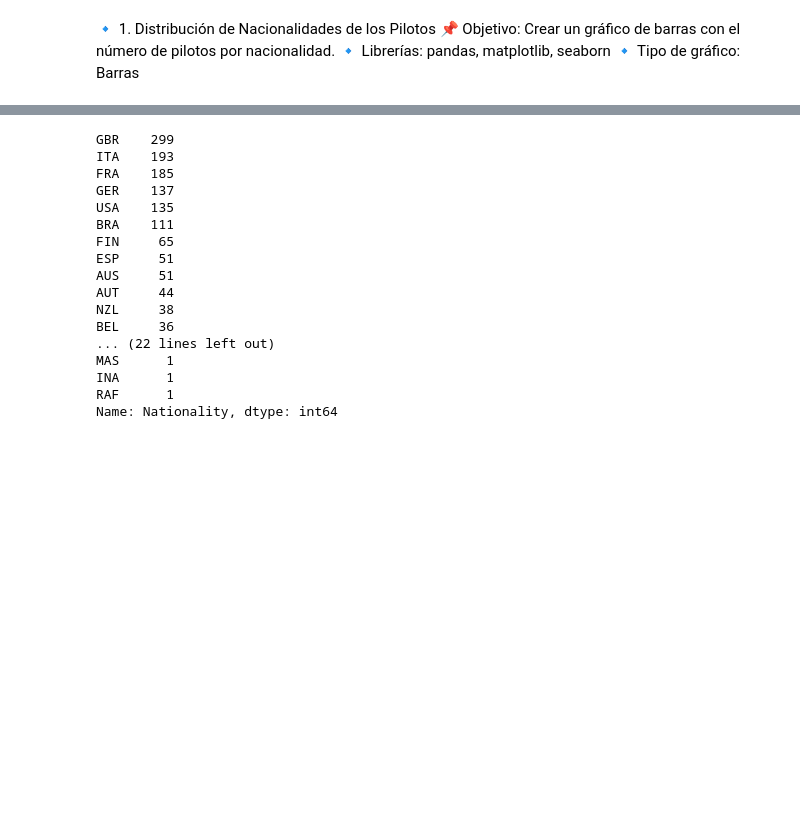
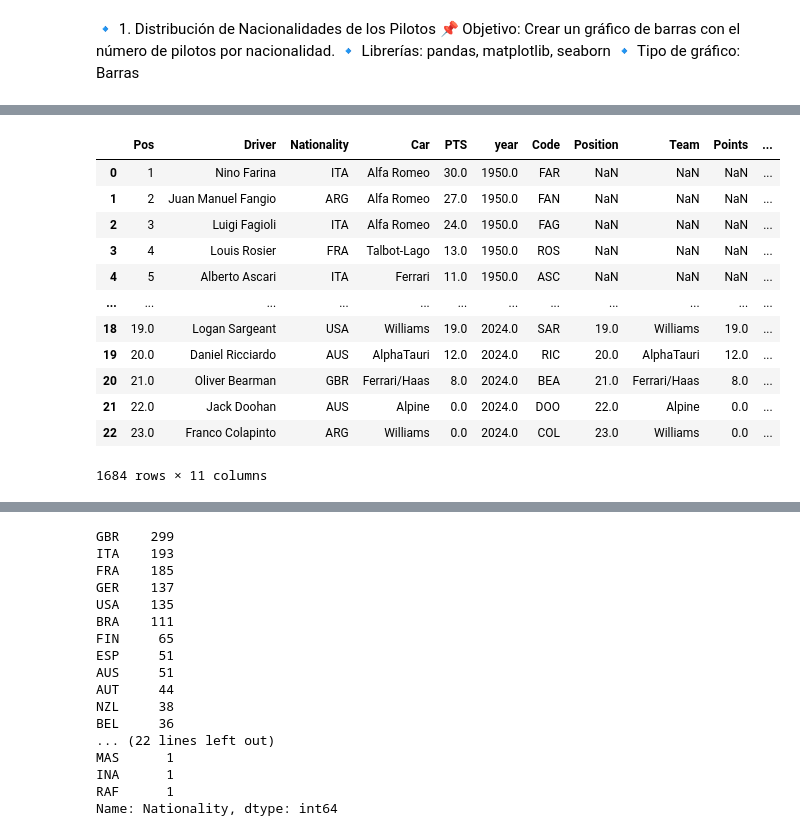
Before and after one commit to patriciamromero/f1_viz, a Jupyter notebook: F1_viz.ipynb, the cells around one changed output, grey strips where cells are left out. Cells and saved outputs as stored; diff of their text form; code cells hidden in the pictures; blank space fills up the shorter version.

```diff
--- a/F1_viz.ipynb
+++ b/F1_viz.ipynb
@@ -45,0 +48,33 @@ array(['Vanwall', 'Ferrari', 'Cooper Climax', 'BRM', 'Maserati',
+# %%
+
+
+def drivers_correction(drivers):
+    # Convertir "NaN" string a valores NaN reales
+    drivers.replace("NaN", pd.NA, inplace=True)
+    drivers.replace("Nan", pd.NA, inplace=True)  # En caso de inconsistencia con "Nan"
+
+    # Rellenar valores NaN con los datos de respaldo
+    drivers["Pos"].fillna(drivers["Position"], inplace=True)
+    drivers["Car"].fillna(drivers["Team"], inplace=True)
+
+    # Convertir columnas numéricas correctamente
+    drivers["PTS"].fillna(drivers["Points"], inplace= True)
+    drivers["year"].fillna(drivers["Year"], inplace = True)
+
+    return drivers
+# %%
+drivers_correction(drivers_completed)
+# %% [output]
+|  | Pos | Driver | Nationality | Car | PTS | year | Code | Position | Team | Points | ... |
+| 0 | 1 | Nino Farina | ITA | Alfa Romeo | 30.0 | 1950.0 | FAR | NaN | NaN | NaN | ... |
+| 1 | 2 | Juan Manuel Fangio | ARG | Alfa Romeo | 27.0 | 1950.0 | FAN | NaN | NaN | NaN | ... |
+| 2 | 3 | Luigi Fagioli | ITA | Alfa Romeo | 24.0 | 1950.0 | FAG | NaN | NaN | NaN | ... |
+| 3 | 4 | Louis Rosier | FRA | Talbot-Lago | 13.0 | 1950.0 | ROS | NaN | NaN | NaN | ... |
+| 4 | 5 | Alberto Ascari | ITA | Ferrari | 11.0 | 1950.0 | ASC | NaN | NaN | NaN | ... |
+| ... | ... | ... | ... | ... | ... | ... | ... | ... | ... | ... | ... |
+| 18 | 19.0 | Logan Sargeant | USA | Williams | 19.0 | 2024.0 | SAR | 19.0 | Williams | 19.0 | ... |
+| 19 | 20.0 | Daniel Ricciardo | AUS | AlphaTauri | 12.0 | 2024.0 | RIC | 20.0 | AlphaTauri | 12.0 | ... |
+| 20 | 21.0 | Oliver Bearman | GBR | Ferrari/Haas | 8.0 | 2024.0 | BEA | 21.0 | Ferrari/Haas | 8.0 | ... |
+| 21 | 22.0 | Jack Doohan | AUS | Alpine | 0.0 | 2024.0 | DOO | 22.0 | Alpine | 0.0 | ... |
+| 22 | 23.0 | Franco Colapinto | ARG | Williams | 0.0 | 2024.0 | COL | 23.0 | Williams | 0.0 | ... |
+1684 rows × 11 columns
```
Also changed, not shown: parts of 24 cells of this notebook, 6 other files.
